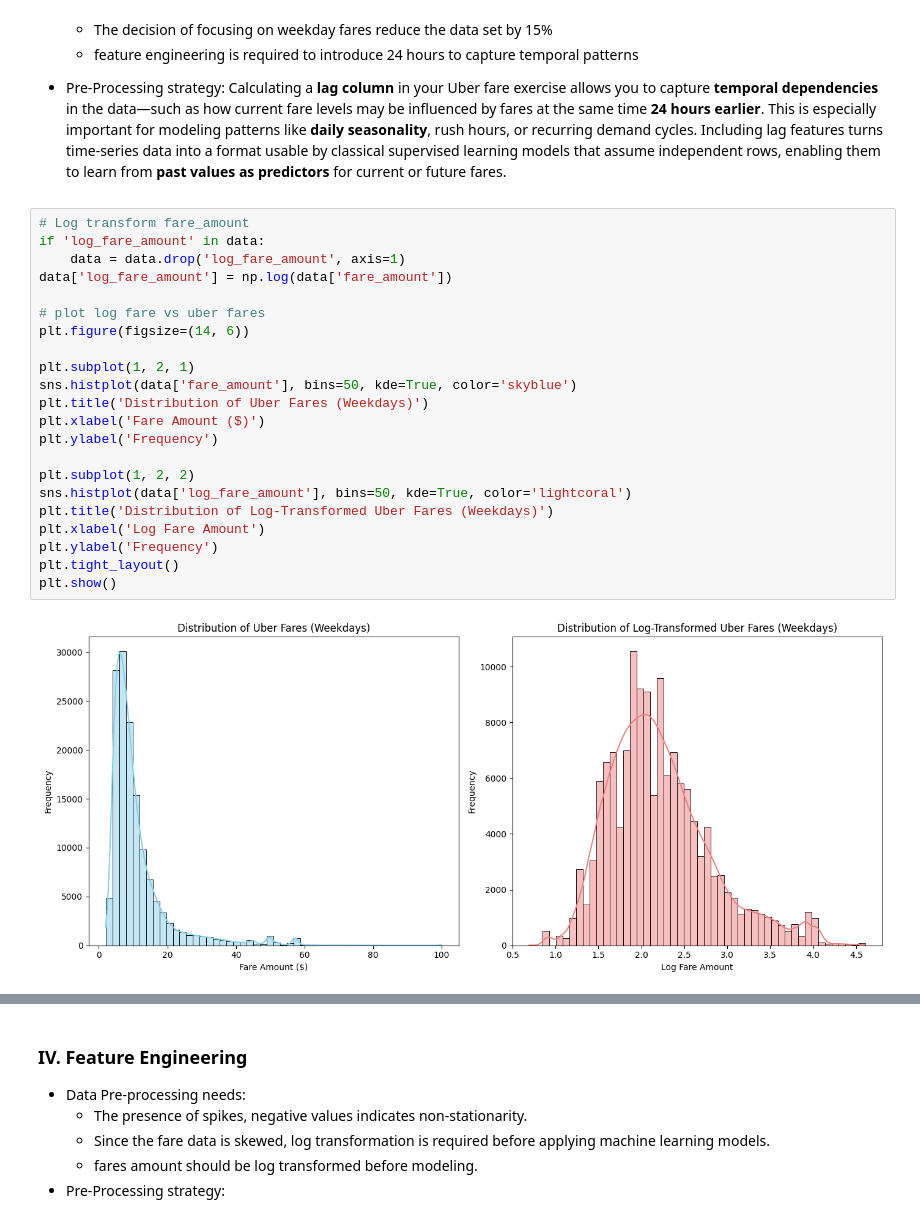
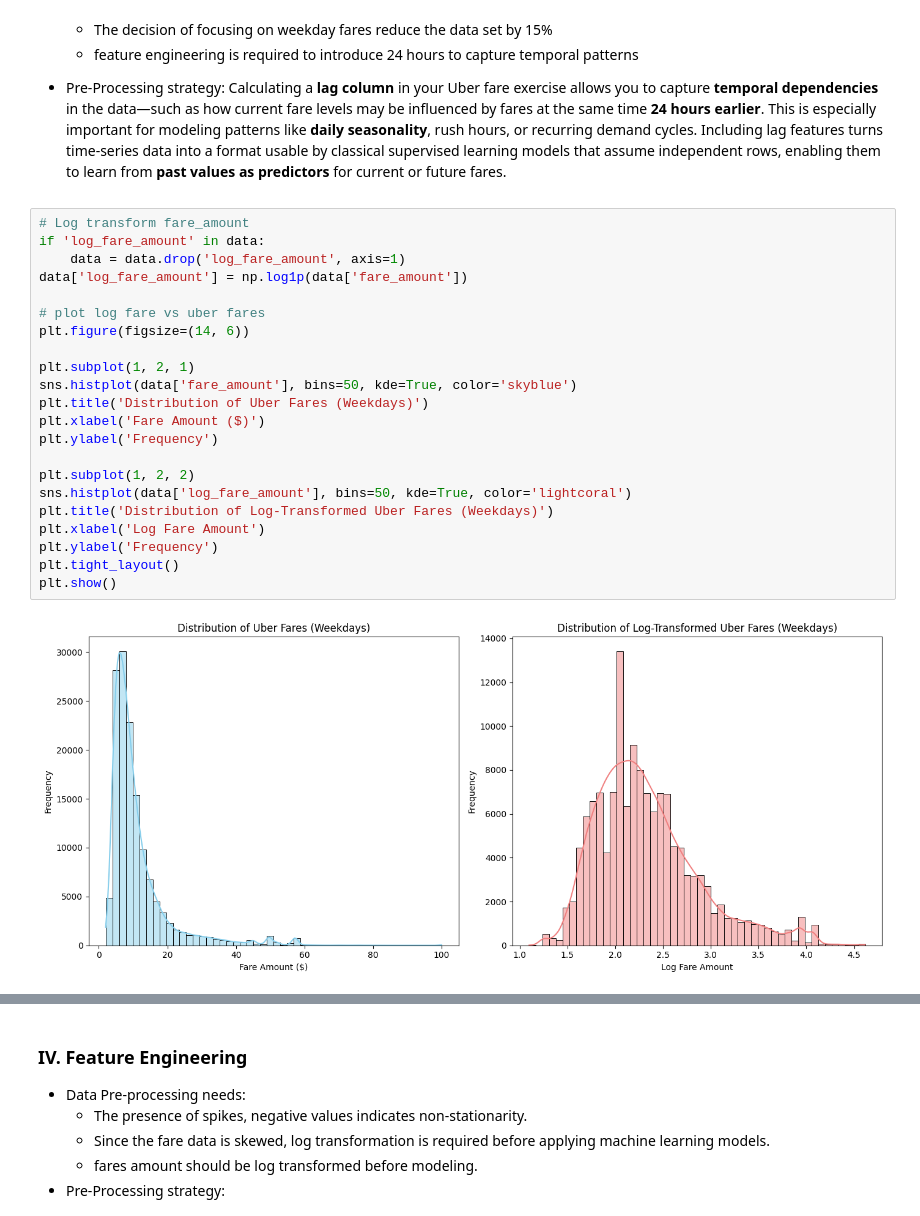
Before and after one commit to ameau01/Uber-Fare-Prediction, a Jupyter notebook: uber-fare-prediction.ipynb, the cells around one changed output, grey strips where cells are left out. Saved outputs shown, nothing was run; the diff lists cells and outputs as text.

Commit message:
Kaggle Notebook | Uber Fare Prediction | Version 12

```diff
--- a/uber-fare-prediction.ipynb
+++ b/uber-fare-prediction.ipynb
@@ -362,24 +364,24 @@ Calculating a **lag column** in your Uber fare exercise allows you to capture **
 # %%
 # Log transform fare_amount
 if 'log_fare_amount' in data:
     data = data.drop('log_fare_amount', axis=1)
-data['log_fare_amount'] = np.log(data['fare_amount'])
+data['log_fare_amount'] = np.log1p(data['fare_amount'])
 
 # plot log fare vs uber fares
 plt.figure(figsize=(14, 6))
 
 plt.subplot(1, 2, 1)
 sns.histplot(data['fare_amount'], bins=50, kde=True, color='skyblue')
 plt.title('Distribution of Uber Fares (Weekdays)')
 plt.xlabel('Fare Amount ($)')
 plt.ylabel('Frequency')
 
 plt.subplot(1, 2, 2)
 sns.histplot(data['log_fare_amount'], bins=50, kde=True, color='lightcoral')
 plt.title('Distribution of Log-Transformed Uber Fares (Weekdays)')
 plt.xlabel('Log Fare Amount')
 plt.ylabel('Frequency')
 plt.tight_layout()
 plt.show()
 # %% [output]
-[figure, old version]
+[figure, new version]
```
Also changed, not shown: parts of 14 cells of this notebook.
